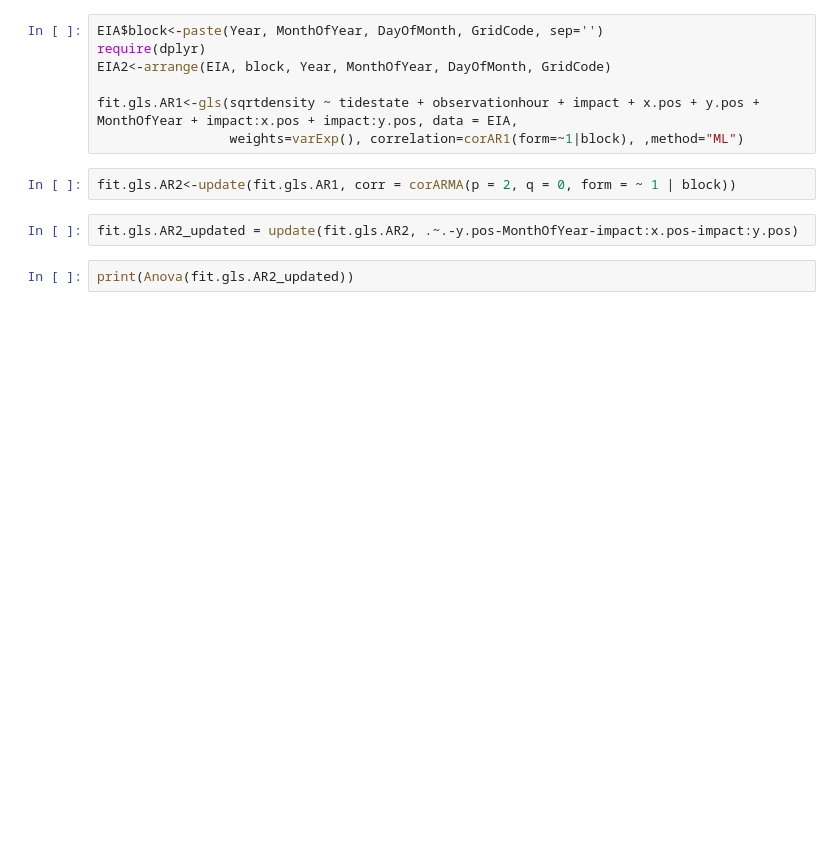
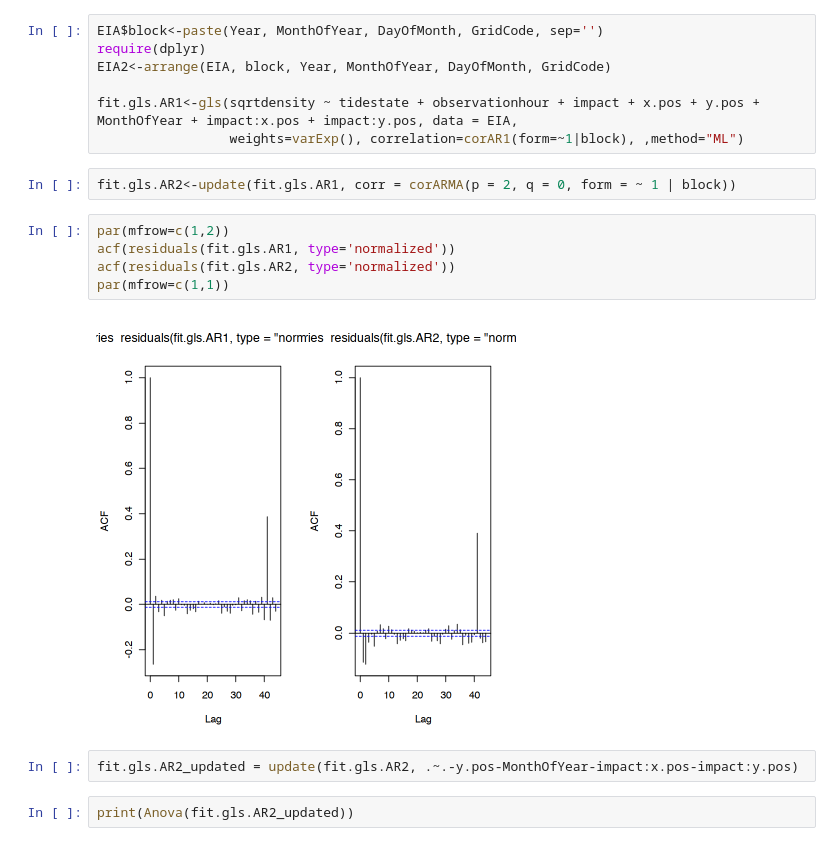
Before and after one commit to erikseulean/glm, a Jupyter notebook: glm_practical1.ipynb, the cells around one changed output. Drawn from its saved outputs; the diff is of its cells as text; blank space fills up the shorter version.

```diff
--- a/glm_practical1.ipynb
+++ b/glm_practical1.ipynb
@@ -359,6 +359,13 @@ MonthOfYear + impact:x.pos + impact:y.pos, data = EIA,
                  weights=varExp(), correlation=corAR1(form=~1|block), ,method="ML")
 # %%
 fit.gls.AR2<-update(fit.gls.AR1, corr = corARMA(p = 2, q = 0, form = ~ 1 | block))
+# %%
+par(mfrow=c(1,2))
+acf(residuals(fit.gls.AR1, type='normalized'))
+acf(residuals(fit.gls.AR2, type='normalized'))
+par(mfrow=c(1,1))
+# %% [output]
+[figure, added]
 # %%
 fit.gls.AR2_updated = update(fit.gls.AR2, .~.-y.pos-MonthOfYear-impact:x.pos-impact:y.pos)
 # %%
```
Also changed, not shown: parts of 2 cells of this notebook.
